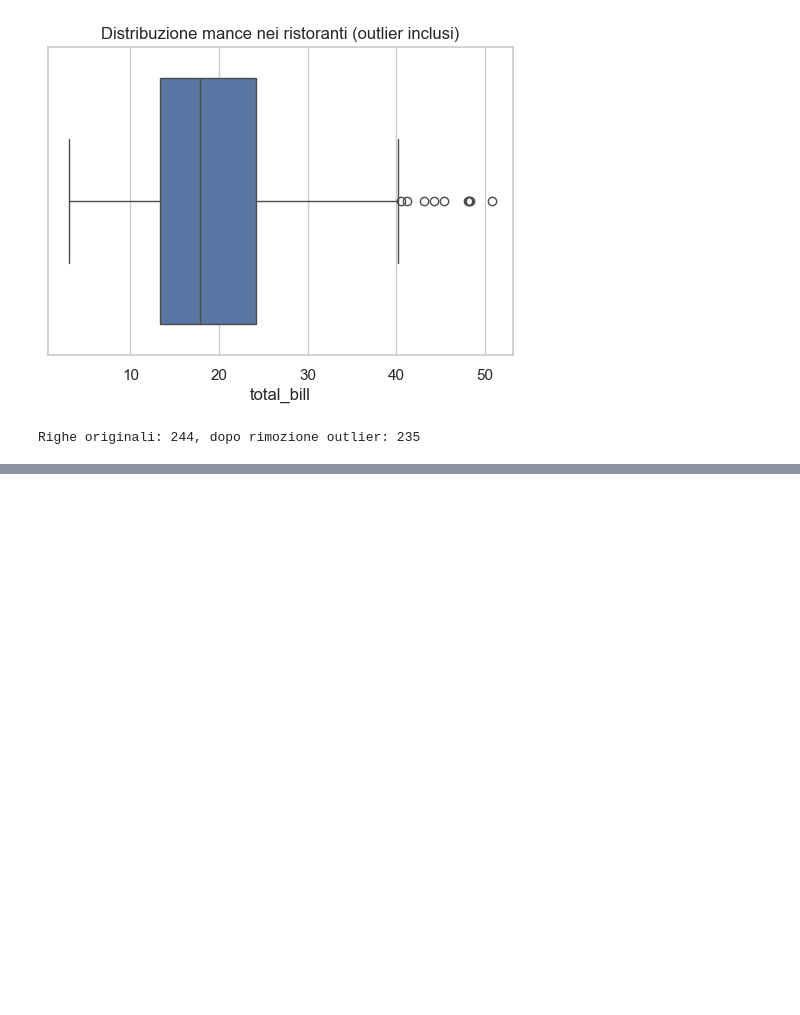
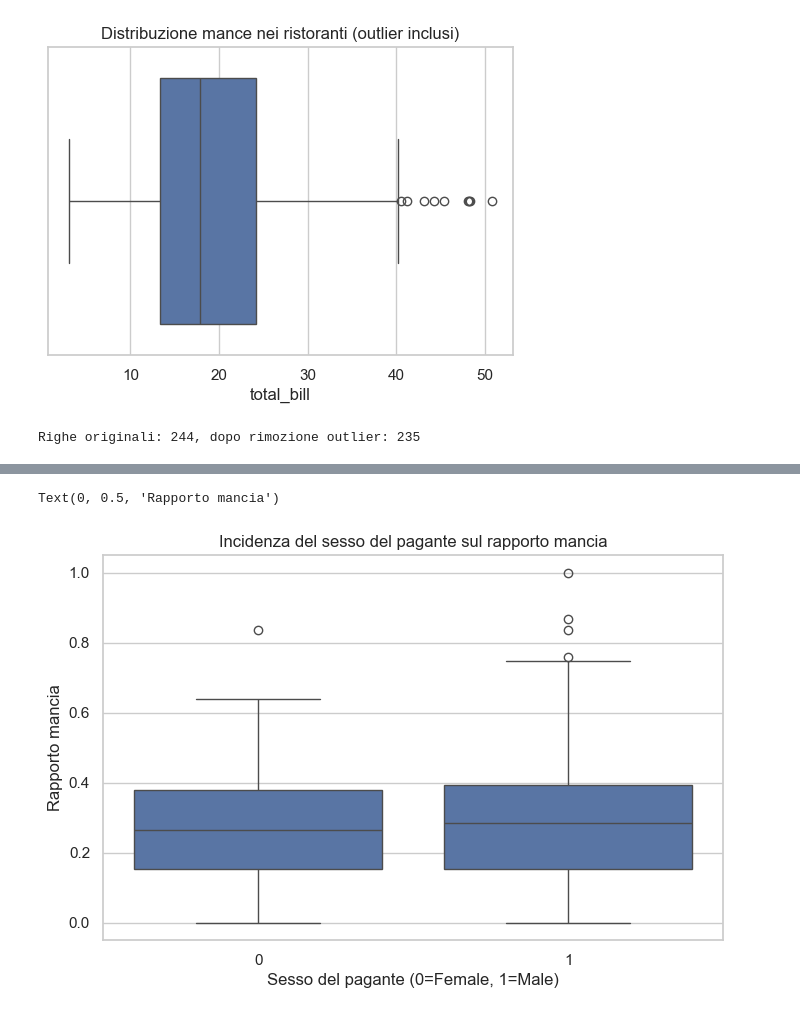
Before and after one commit to ValeriaParise/MACHINE-LEARNING, a Jupyter notebook: Lezioni/04 -24 ottobre/TIPSDataset-Valeria.ipynb, the cells around one changed output, grey strips where cells are left out. Drawn from its saved outputs; the diff is of its cells as text; code cells hidden in the pictures; blank space fills up the shorter version.

```diff
--- a/Lezioni/04 -24 ottobre/TIPSDataset-Valeria.ipynb
+++ b/Lezioni/04 -24 ottobre/TIPSDataset-Valeria.ipynb
@@ -390,0 +354,9 @@ tips_cleaned.head()
+# %%
+# Incidenza del sesso del pagante sul rapporto mancia
+sns.boxplot(data=tips_cleaned, x='sex_ecoded', y='tip')
+plt.title("Incidenza del sesso del pagante sul rapporto mancia")
+plt.xlabel("Sesso del pagante (0=Female, 1=Male)")
+plt.ylabel("Rapporto mancia")
+# %% [output]
+Text(0, 0.5, 'Rapporto mancia')
+[figure, added]
```
Also changed, not shown: parts of 21 cells of this notebook, 2 other files.
